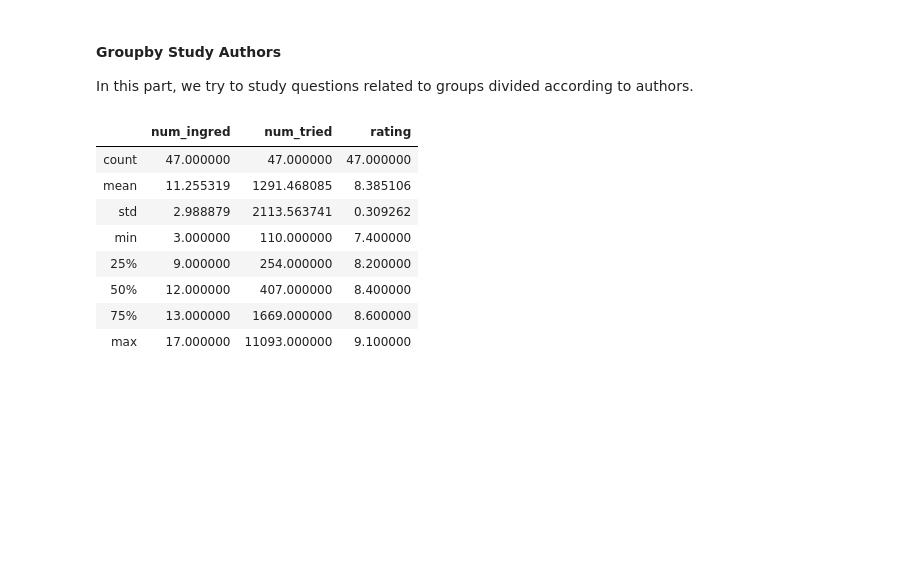
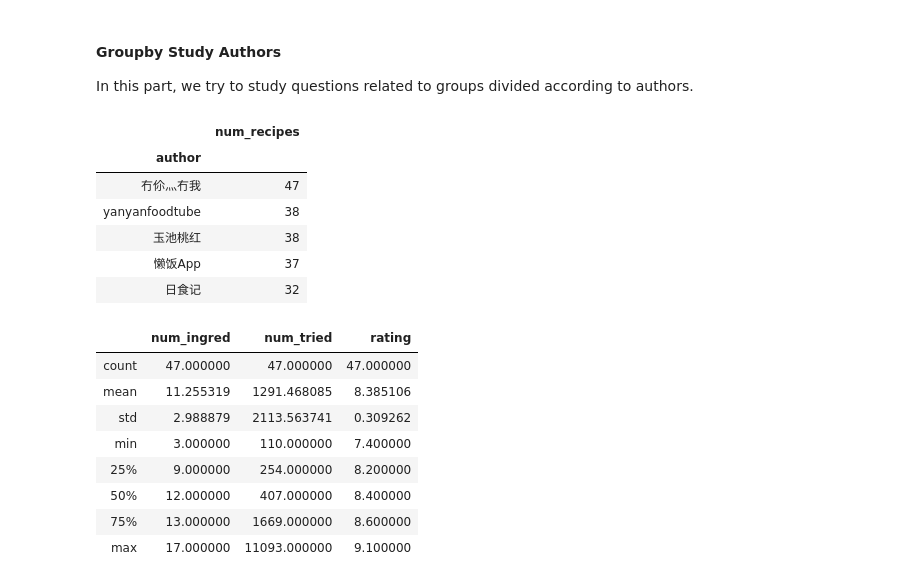
Before and after one commit to shimmer-croissant0707/web_scraping_project, a Jupyter notebook: Web_Scraping_Project.ipynb, the cells around one changed output. Drawn from its saved outputs; the diff is of its cells as text; code cells hidden in the pictures; blank space fills up the shorter version.

```diff
--- a/Web_Scraping_Project.ipynb
+++ b/Web_Scraping_Project.ipynb
@@ -532,3 +532,12 @@ authorGroup = all_recipes.groupby(['author'])
 # %%
 author_size = authorGroup.size().sort_values(ascending = False).to_frame()
 author_size.columns = ['num_recipes']
+author_size.head()
+# %% [output]
+|  | num_recipes |
+| author |  |
+| 冇伱灬冇我 | 47 |
+| yanyanfoodtube | 38 |
+| 玉池桃红 | 38 |
+| 懒饭App | 37 |
+| 日食记 | 32 |
```
Also changed, not shown: parts of 8 cells of this notebook.
